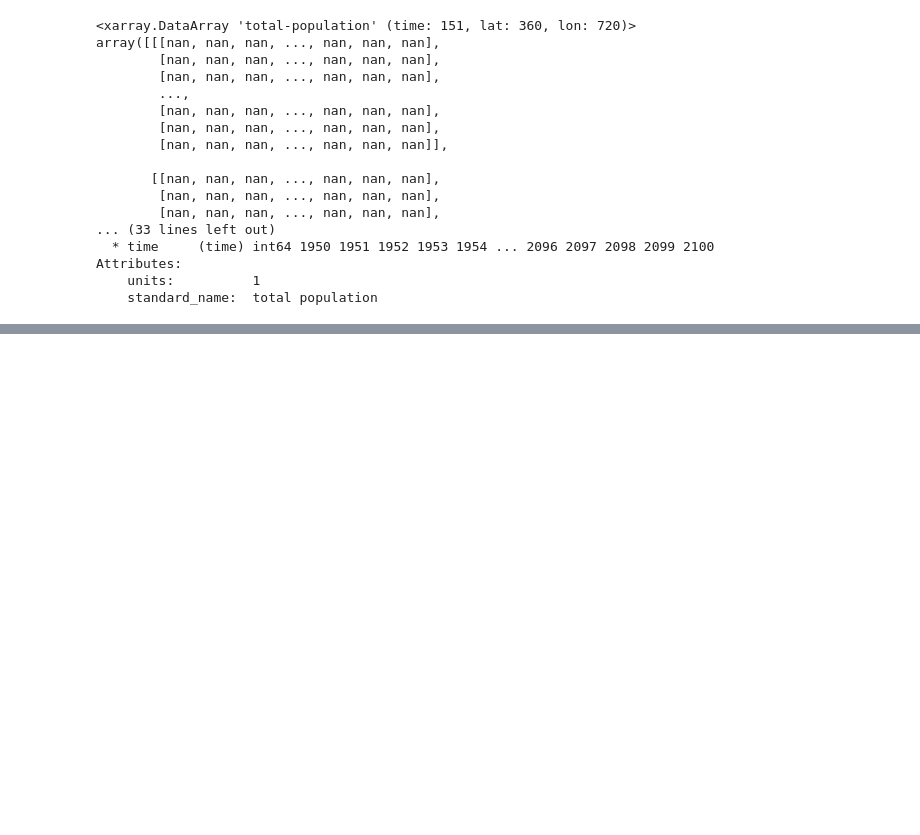
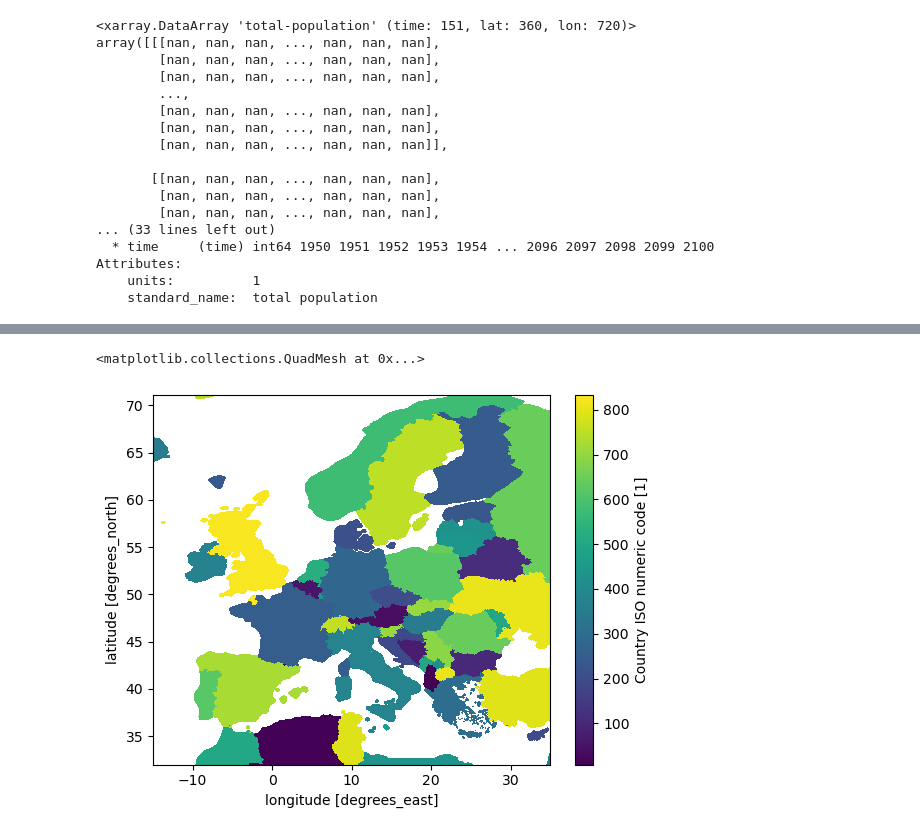
Before and after one commit to rosapietroiusti/dem4cli, a Jupyter notebook: development/dem4cli_v2-dev.ipynb, the cells around one changed output, grey strips where cells are left out. Cells and saved outputs as stored; diff of their text form; code cells hidden in the pictures; blank space fills up the shorter version.

```diff
--- a/development/dem4cli_v2-dev.ipynb
+++ b/development/dem4cli_v2-dev.ipynb
@@ -424,0 +454,2 @@ Attributes:
+# %%
+da_countrymasks = xr.open_dataarray(filepath_countrymask)
@@ -424,0 +467,5 @@ Attributes:
+# %%
+# slice
+
+da_countrymasks_europe = da_countrymasks.sel(lat=slice(31.99,  71.09), lon=slice(-14.96,  34.94))
+da_countrymasks_europe
@@ -424,0 +481,5 @@ Attributes:
+# %%
+da_countrymasks_europe.plot()
+# %% [output]
+<matplotlib.collections.QuadMesh at 0x...>
+[figure, added]
```
Also changed, not shown: parts of 9 cells of this notebook, 4 other files.
